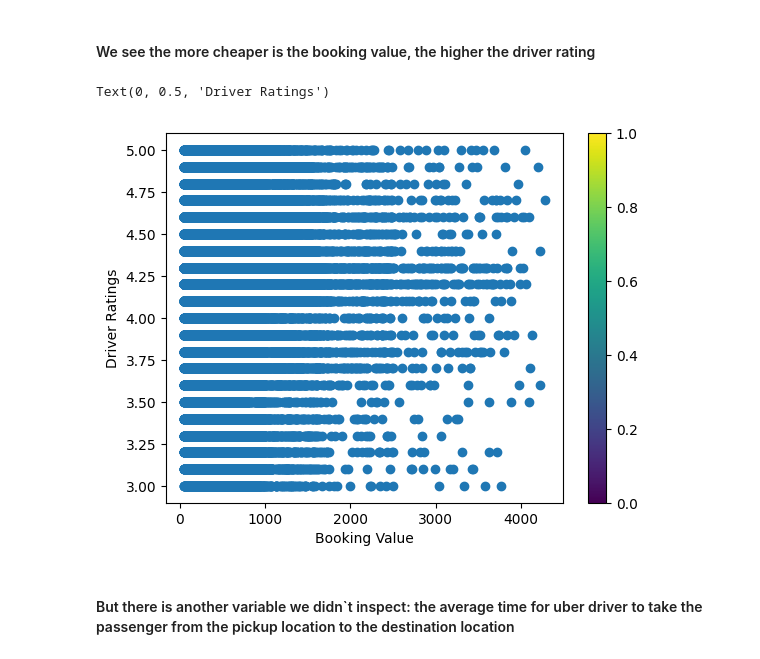
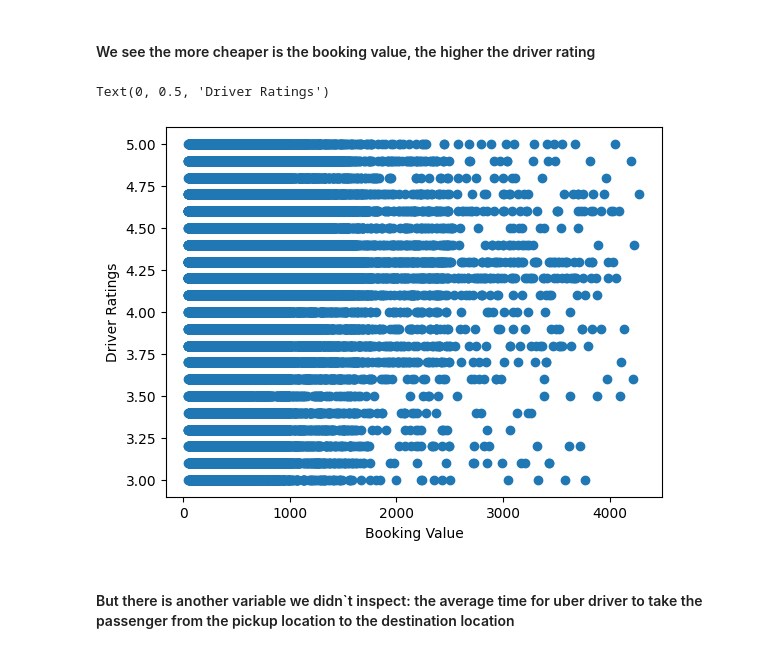
Before and after one commit to gas2345678/data_analysis-portfolio, a Jupyter notebook: Python/uber_analytics.ipynb, the cells around one changed output. Cells and saved outputs as stored; diff of their text form; code cells hidden in the pictures.

```diff
--- a/Python/uber_analytics.ipynb
+++ b/Python/uber_analytics.ipynb
@@ -146,13 +134,12 @@ Total number of completed rides: 21
 # %% [markdown]
 #### We see the more cheaper is the booking value, the higher the driver rating
 # %%
-scatter = plt.scatter(data=df,x="Booking Value", y="Driver Ratings",)
-plt.colorbar(scatter)
+scatter = plt.scatter(data=df,x="Booking Value", y="Driver Ratings")
 plt.xlabel("Booking Value")
 plt.ylabel("Driver Ratings")
 # %% [output]
 Text(0, 0.5, 'Driver Ratings')
-[figure, old version]
+[figure, new version]
 # %% [markdown]
 #### But there is another variable we didn`t inspect: the average time for uber driver to take the passenger from the pickup location to the destination location
 # %%
```
Also changed, not shown: parts of 15 cells of this notebook.
